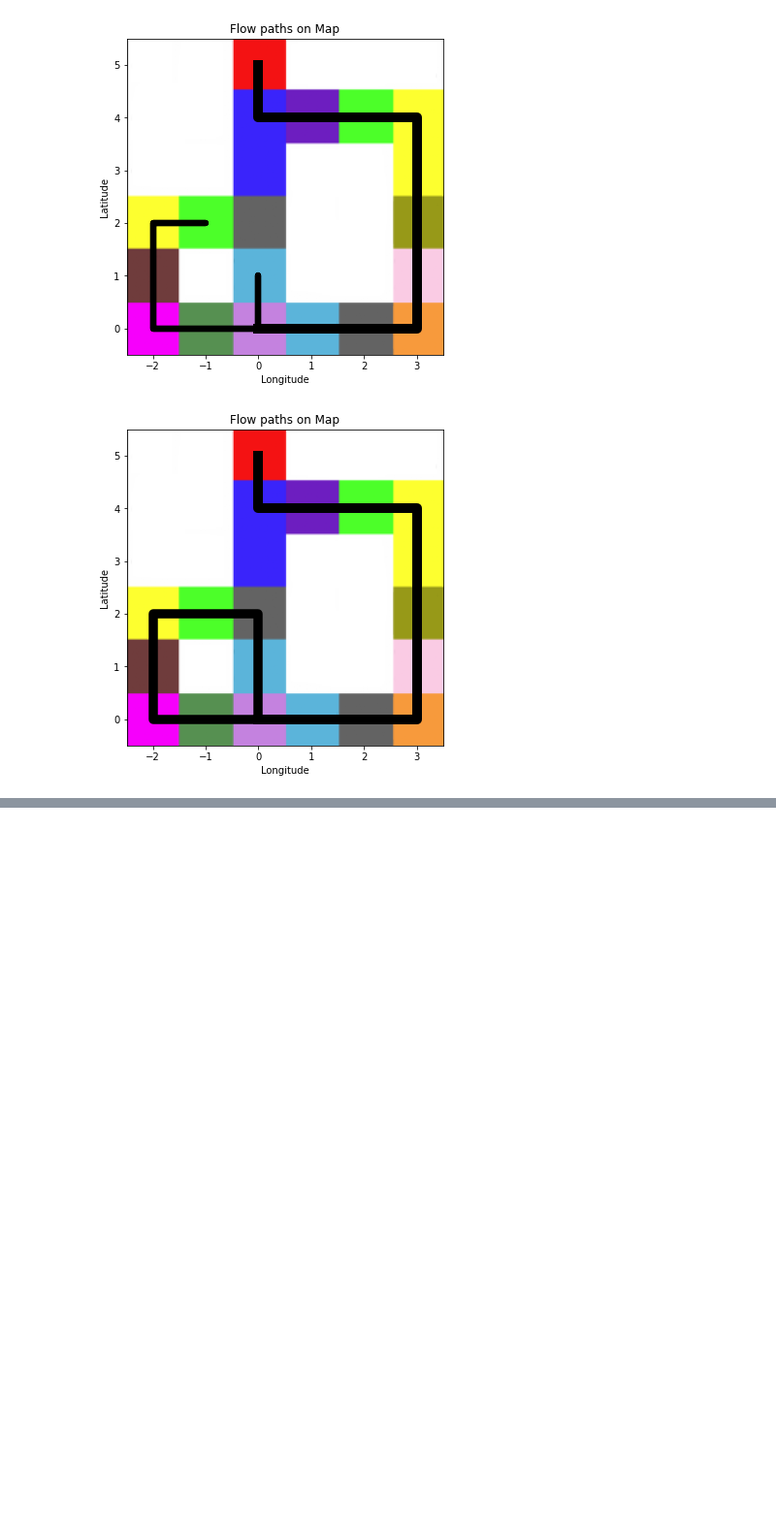
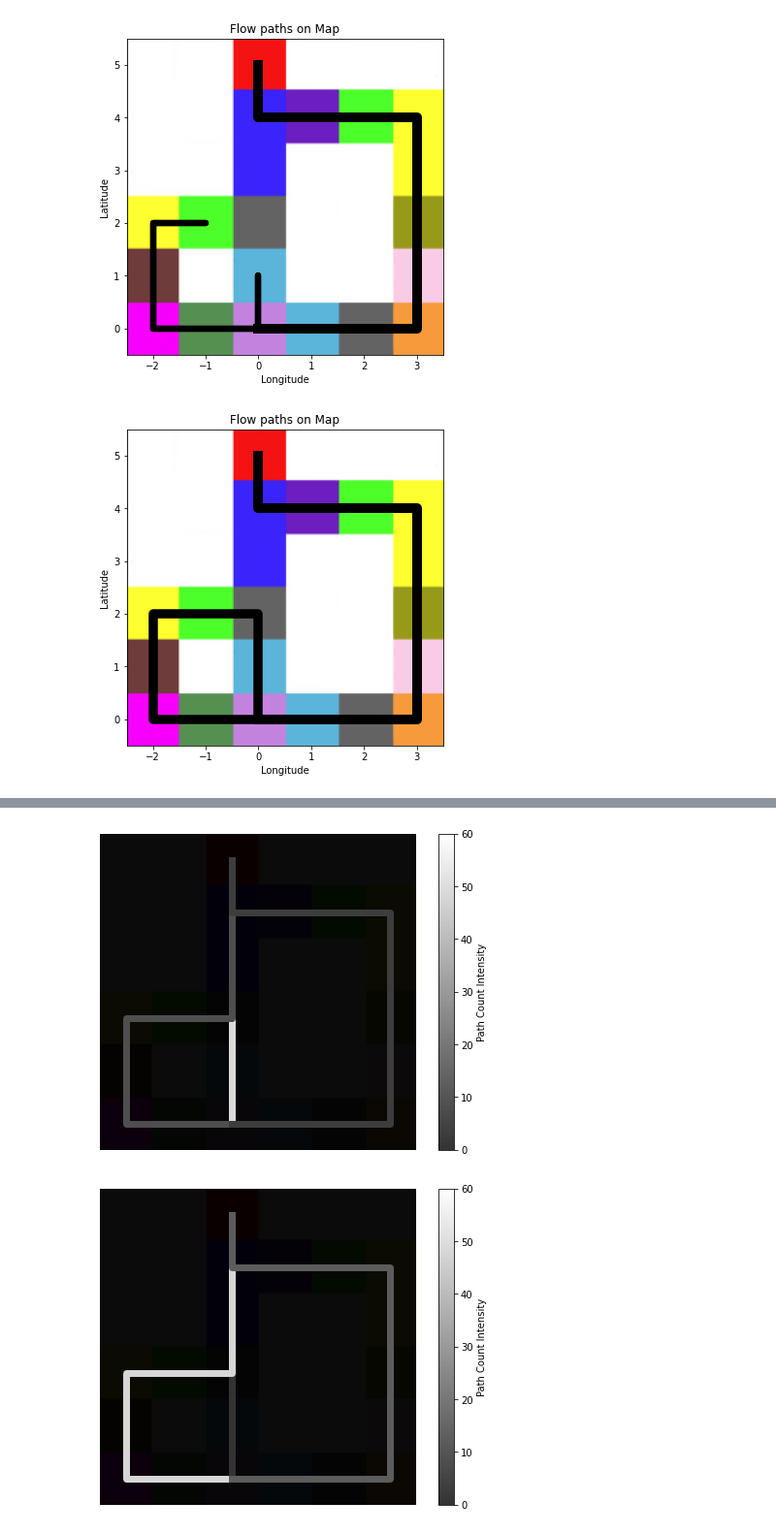
Before and after one commit to my-name-is-D/high_level_nav_planning, a Jupyter notebook: results_plotted.ipynb, the cells around one changed output, grey strips where cells are left out. Shown at 97% size. Saved outputs shown, nothing was run; the diff lists cells and outputs as text; code cells hidden in the pictures; blank space fills up the shorter version.

```diff
--- a/results_plotted.ipynb
+++ b/results_plotted.ipynb
@@ -935,0 +996,80 @@ for i in range(len(path2)):
+# %%
+import matplotlib.pyplot as plt
+import matplotlib.image as mpimg
+import numpy as np
+from matplotlib.colors import LinearSegmentedColormap
+
+# Define coordinates for each path
+path_1 = [(0, 0), (0, 1), (0, 2), (0, 5)]  # Straight line up
+path_2 = [(0, 0), (-2, 0), (-2, 2), (0, 2), (0, 5)]  # Loop on the left
+path_3 = [(0, 0), (3, 0), (3, 4), (0, 4), (0, 5)]  # Loop on the right
+
+path_2_B = [(0, 0), (0, 1), (0, 0), (-2, 0), (-2, 2), (-1, 2), (-2, 2), (-2, 0), (0, 0)]
+path_2_C = [(0, 0), (0, 2), (-2, 2), (-2, 0), (0, 0)]
+
+# Load the background image
+background_img = mpimg.imread('/home/idlab332/Pictures/higher_level_nav/cross_tunnel.png')
+
+tot = 60
+path1 = [13 + 16 + 20, 0, 0, 0]
+path2 = [4 + 4, 17 + 18 + 13, 13 + 14 + 11, 17 + 20 + 20]
+path3 = [3, 3 + 2 + 7, 20 + 20 + 20, 20 + 20 + 20]
+
+# Define a function to normalize path counts for colormap
+def normalize_counts(counts, max_value):
+    return [count / max_value for count in counts]
+
+# Normalize path counts
+path1_norm = normalize_counts(path1, tot)
+path2_norm = normalize_counts(path2, tot)
+path3_norm = normalize_counts(path3, tot)
+
+# Define a custom colormap for the lines (starting from lighter grey to white)
+colors = [(0.2, 0.2, 0.2), (1, 1, 1)]  # from grey to white
+cmap_name = 'custom_grey'
+custom_cmap = LinearSegmentedColormap.from_list(cmap_name, colors, N=256)
+
+# Plot the images
+for i in range(len(path2)):
+    fig, ax = plt.subplots(figsize=(8, 6))
+
+    x1, y1 = zip(*path_1)
+    if i == 0:
+        x2, y2 = zip(*path_2)
+    elif i == 2:
+        x2, y2 = zip(*path_2_B)
+    elif i == 3:
+        x2, y2 = zip(*path_2_C)
+    x3, y3 = zip(*path_3)
+
+    # Set the background color of the plot (axes) to black using a rectangle
+    ax.add_patch(plt.Rectangle((-2.5,-0.5),
+                               6,
+                               6,
+                               color='black', zorder=-1))
+
+    # # Plot the background image with transparency
+    ax.imshow(background_img, extent=[-2.5, 3.5, -0.5, 5.5], cmap='gray', alpha=0.05)
+
+    # Plot the paths with varying intensity
+    ax.plot(x1, y1, linewidth=7 , color=custom_cmap(path1_norm[i]))
+    ax.plot(x2, y2, linewidth=7 , color=custom_cmap(path2_norm[i]))
+    ax.plot(x3, y3, linewidth=7 , color=custom_cmap(path3_norm[i]))
+
+
+    # Remove axis labels and ticks for a cleaner look
+    ax.axis('off')
+
+    # Set equal aspect ratio
+    ax.set_aspect('equal', adjustable='box')
+
+    # Add a colorbar to show the intensity
+    sm = plt.cm.ScalarMappable(cmap=custom_cmap, norm=plt.Normalize(vmin=0, vmax=tot))
+    cbar = plt.colorbar(sm, ax=ax)
+    cbar.set_label('Path Count Intensity')
+
+    # Show the plot
+    plt.show()
+# %% [output]
+[figure, added]
+[figure, added]
```
Also changed, not shown: parts of 3 cells of this notebook, 1 other file.
